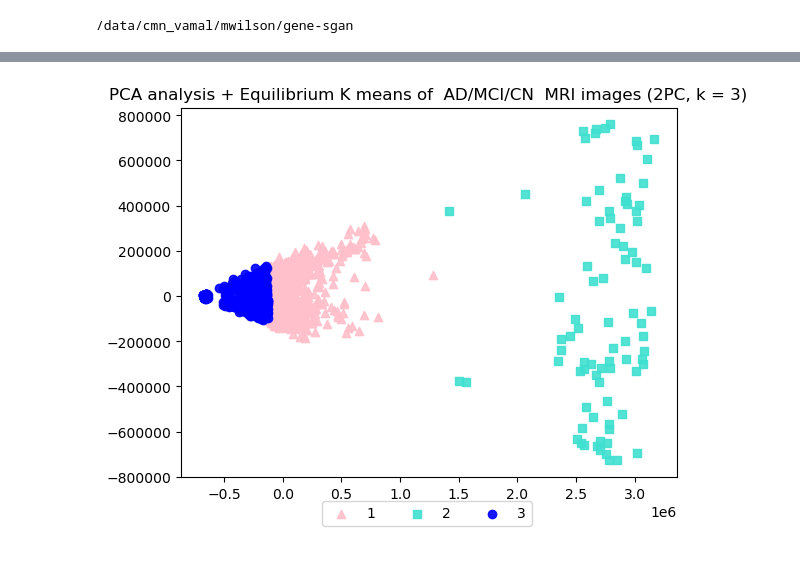
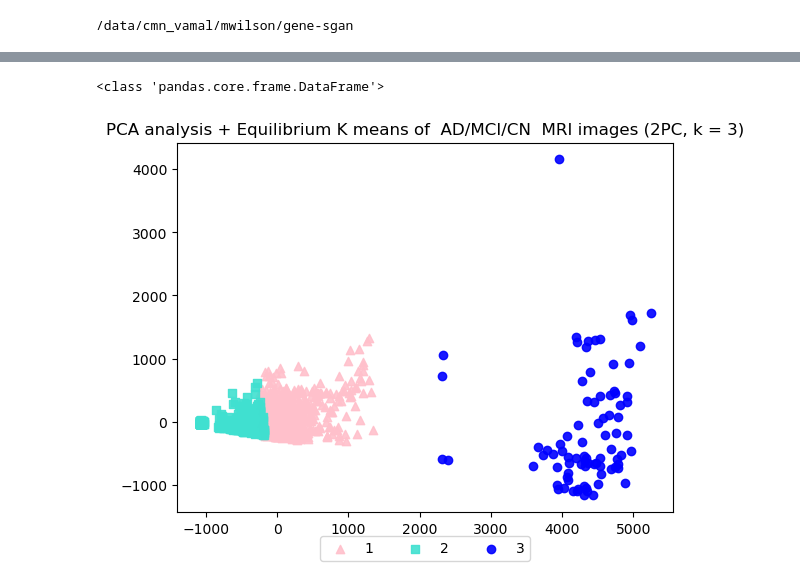
Before and after one commit to miranda2436/gene-sgan, a Jupyter notebook: raw_image_pca.ipynb, the cells around one changed output, grey strips where cells are left out. Cells and saved outputs as stored; diff of their text form; code cells hidden in the pictures.

Commit message:
normalised and using munkres

```diff
--- a/raw_image_pca.ipynb
+++ b/raw_image_pca.ipynb
@@ -64,0 +85,4 @@ print(f"Data matrix shape: {data_matrix.shape}")
+# %%
+data_matrix = pd.DataFrame(data_matrix)
+# %%
+data_matrix_scaled = data_matrix.apply(zscore)
@@ -65,25 +166,33 @@ print(f"Data matrix shape: {data_matrix.shape}")
+# %%
+print(type(data_matrix_scaled))
+# %% [output]
+<class 'pandas.core.frame.DataFrame'>
+# %%
+os.chdir("/data/cmn_vamal/mwilson/new_data/new_data_folder/nii_folder/Imbalanced-Data-Clustering-using-Equilibrium-K-Means/python")
+import ekm_sklearn
+from ekm_sklearn import EKM
+data_matrix_scaled = np.array(data_matrix_scaled)
+data_matrix_scaled_clean = data_matrix_scaled[:, ~np.isnan(data_matrix_scaled).any(axis=0)]
 # %%
-os.chdir("/data/cmn_vamal/mwilson/new_data/new_data_folder/nii_folder/Imbalanced-Data-Clustering-using-Equilibrium-K-Means/python")
-import ekm_sklearn
-from ekm_sklearn import EKM
-ekm = EKM(n_clusters=3, random_state=0, alpha='dvariance', scale=2.0, tol = 1e-3).fit(data_matrix)
+
+ekm = EKM(n_clusters=3, random_state=0, alpha='dvariance', scale=2.0, tol = 1e-3).fit(data_matrix_scaled_clean)
 y = (ekm.labels_)
 # %%
 for i in range(1):
     fig, ax = plt.subplots()
-    pca = PCA(n_components=4,random_state=42)
-    pca_result = pca.fit_transform(data_matrix)
+    pca = PCA(n_components=2,random_state=42)
+    pca_result = pca.fit_transform(data_matrix_scaled_clean)
     for l, c, m in zip([0,1,2], ["pink", "turquoise", "blue"], ('^', 's', "o")):
         ax.scatter(pca_result[y == l, 0],
                     pca_result[y == l, 1],
                     color=c,
                     label='cluster %s' % l,
                     alpha=0.9,
                     marker=m
                     )
     plt.title(f"PCA analysis + Equilibrium K means of  AD/MCI/CN  MRI images (2PC, k = 3)")
     labels = [1,2,3]
     fig.legend(labels, loc='lower center',ncol=len(labels))
     plt.show()
 # %% [output]
-[figure, old version]
+[figure, new version]
```
Also changed, not shown: parts of 20 cells of this notebook.
